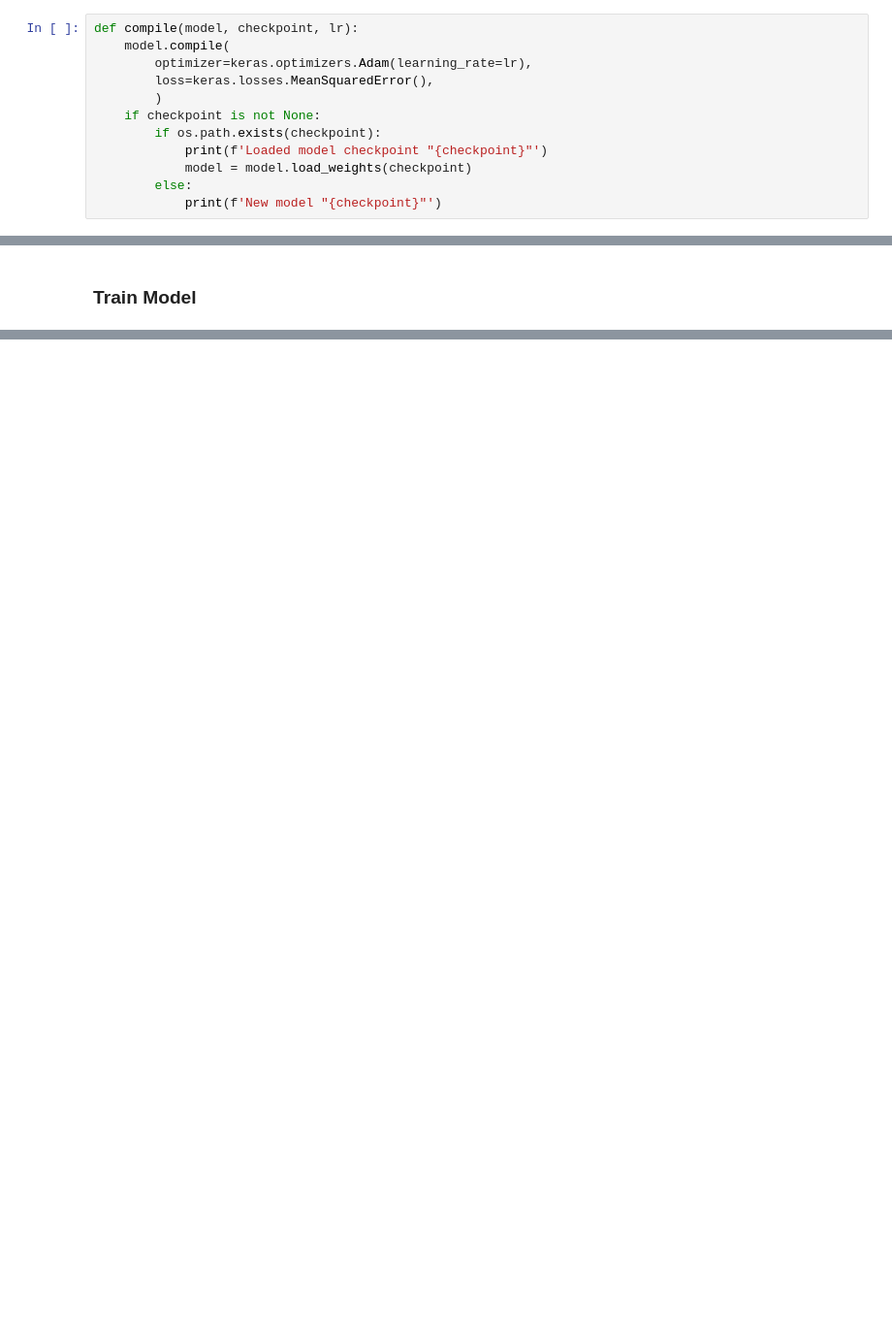
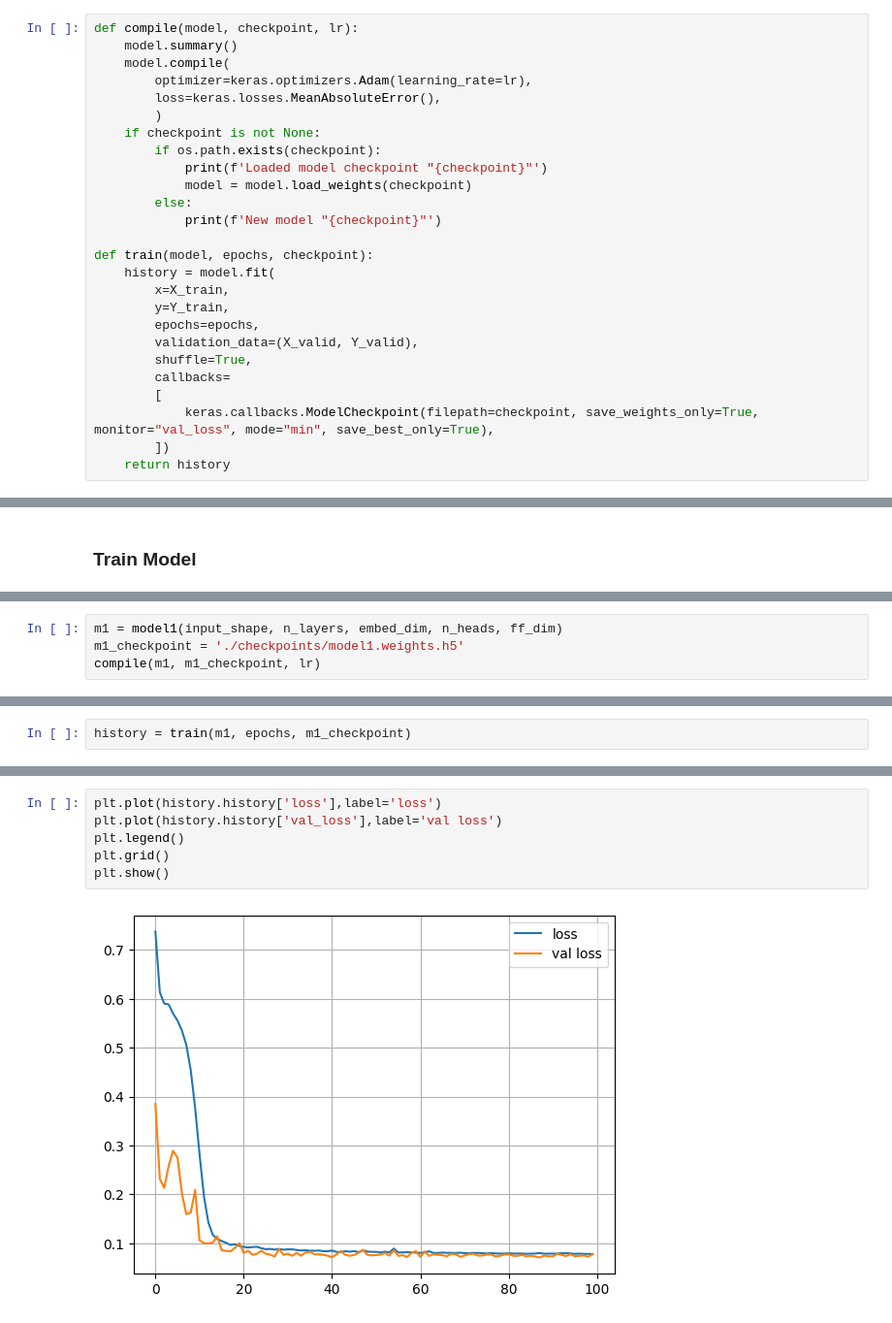
Before and after one commit to jelenesm/dl-fin, a Jupyter notebook: train.ipynb, the cells around one changed output, grey strips where cells are left out. Shown at 97% size. Drawn from its saved outputs; the diff is of its cells as text; blank space fills up the shorter version.

```diff
--- a/train.ipynb
+++ b/train.ipynb
@@ -64,8 +97,9 @@ val_ds = dataset(batch_size, examples[:n_examples*20//100])
 # %%
 def compile(model, checkpoint, lr):
+    model.summary()
     model.compile(
         optimizer=keras.optimizers.Adam(learning_rate=lr),
-        loss=keras.losses.MeanSquaredError(),
+        loss=keras.losses.MeanAbsoluteError(),
         )
     if checkpoint is not None:
         if os.path.exists(checkpoint):
@@ -73,3 +107,16 @@ def compile(model, checkpoint, lr):
             model = model.load_weights(checkpoint)
         else:
             print(f'New model "{checkpoint}"')
+
+def train(model, epochs, checkpoint):
+    history = model.fit(
+        x=X_train,
+        y=Y_train,
+        epochs=epochs,
+        validation_data=(X_valid, Y_valid),
+        shuffle=True,
+        callbacks=
+        [
+            keras.callbacks.ModelCheckpoint(filepath=checkpoint, save_weights_only=True, monitor="val_loss", mode="min", save_best_only=True),
+        ])
+    return history
@@ -90,0 +125,4 @@ m1.fit(
+# %%
+m1 = model1(input_shape, n_layers, embed_dim, n_heads, ff_dim)
+m1_checkpoint = './checkpoints/model1.weights.h5'
+compile(m1, m1_checkpoint, lr)
@@ -90,0 +153,2 @@ m1.fit(
+# %%
+history = train(m1, epochs, m1_checkpoint)
@@ -90,0 +216,8 @@ m1.fit(
+# %%
+plt.plot(history.history['loss'],label='loss')
+plt.plot(history.history['val_loss'],label='val loss')
+plt.legend()
+plt.grid()
+plt.show()
+# %% [output]
+[figure, added]
```
Also changed, not shown: parts of 21 cells of this notebook, 2 other files.
